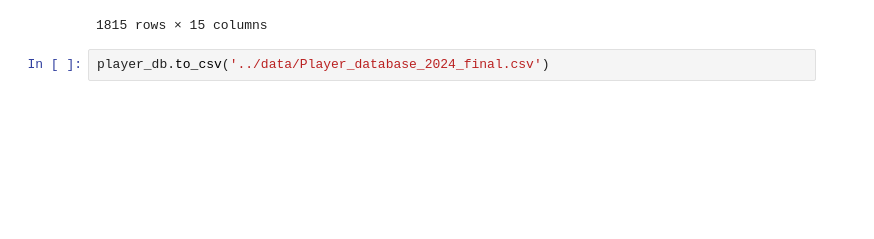
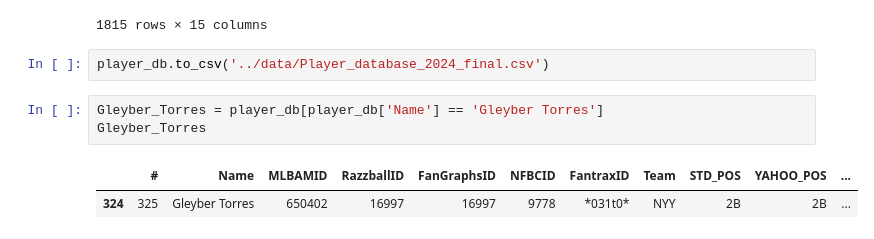
Before and after one commit to cassydm/rockies_moneyball_part-deux, a Jupyter notebook: Project 3/test_files/mapping.ipynb, the cells around one changed output. Saved outputs shown, nothing was run; the diff lists cells and outputs as text; blank space fills up the shorter version.

```diff
--- a/Project 3/test_files/mapping.ipynb
+++ b/Project 3/test_files/mapping.ipynb
@@ -60,3 +60,9 @@ player_db
 1815 rows × 15 columns
 # %%
 player_db.to_csv('../data/Player_database_2024_final.csv')
+# %%
+Gleyber_Torres = player_db[player_db['Name'] == 'Gleyber Torres']
+Gleyber_Torres
+# %% [output]
+|  | # | Name | MLBAMID | RazzballID | FanGraphsID | NFBCID | FantraxID | Team | STD_POS | YAHOO_POS | ... |
+| 324 | 325 | Gleyber Torres | 650402 | 16997 | 16997 | 9778 | *031t0* | NYY | 2B | 2B | ... |
```
Also changed, not shown: parts of 1 cell of this notebook, 9 other files.
